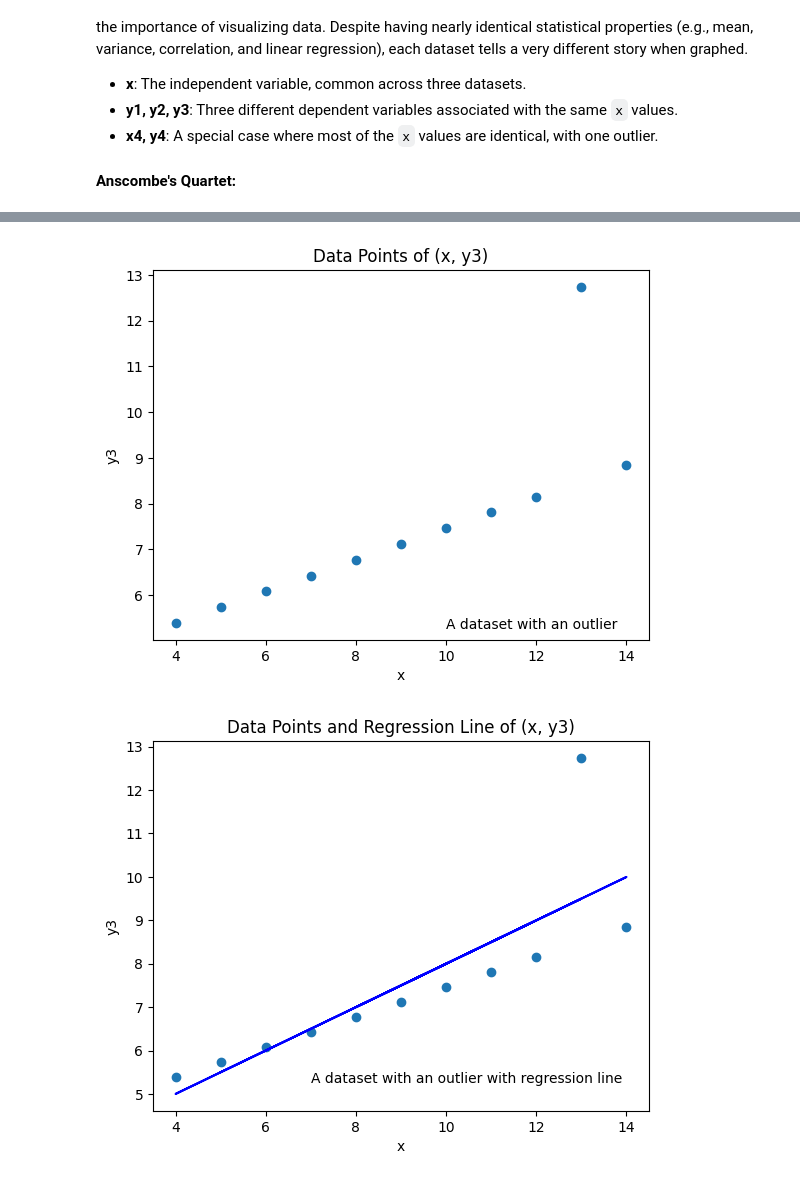
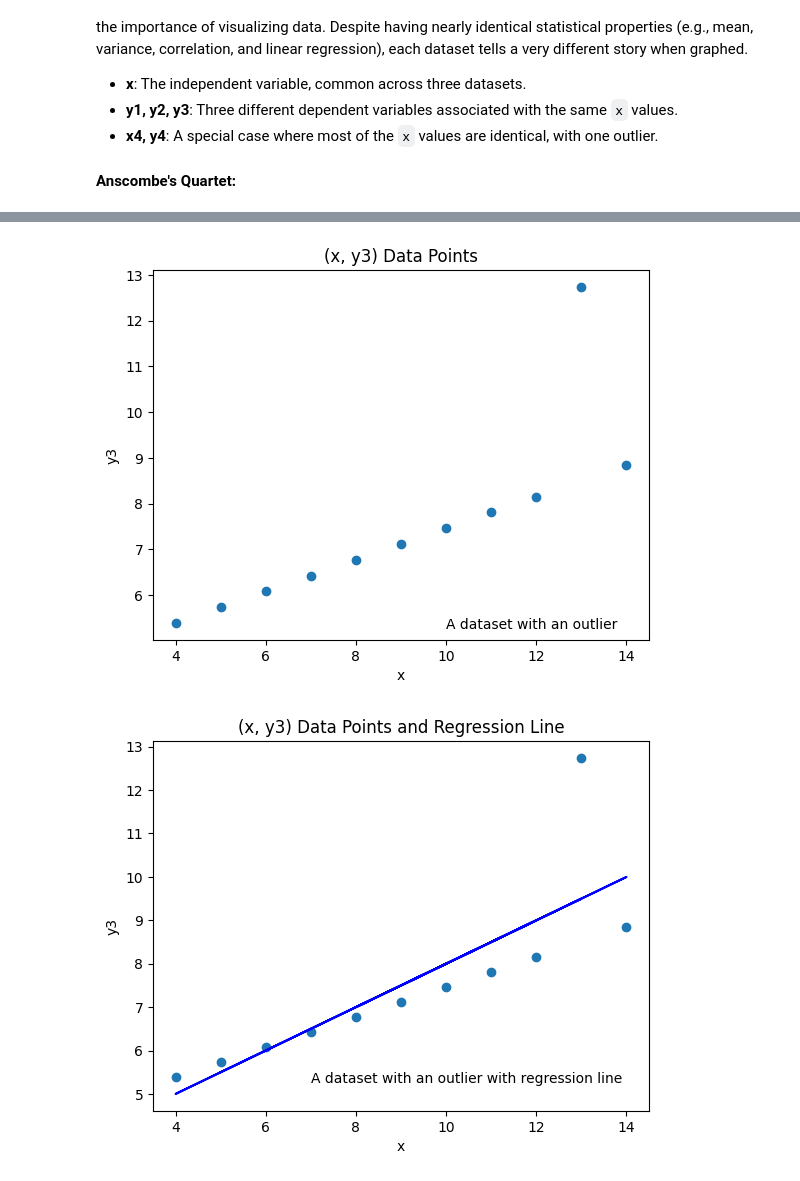
Before and after one commit to kamangirkhan/Data110, a Jupyter notebook: ArashNateghian_data110_week2_sp25.ipynb, the cells around one changed output, grey strips where cells are left out. Drawn from its saved outputs; the diff is of its cells as text; code cells hidden in the pictures.

```diff
--- a/ArashNateghian_data110_week2_sp25.ipynb
+++ b/ArashNateghian_data110_week2_sp25.ipynb
@@ -166,25 +166,25 @@ plt.show()
 plt.scatter(x, y3)
 plt.xlabel('x')
 plt.ylabel('y3')
-plt.title('Data Points of (x, y3)')
+plt.title('(x, y3) Data Points')
 plt.text(max(x) -4, min(y1) +1, s="A dataset with an outlier")
 plt.show()
 # %% [output]
-[figure, old version]
+[figure, new version]
 # %%
 # Calculate the slope (m) and intercept (b) of the line using np.polyfit
 m, b = np.polyfit(x, y3, 1)
 regression_line = m * np.array(x) + b
 
 plt.scatter(x, y3)
 plt.plot(x, regression_line,color='blue')
 plt.xlabel('x')
 plt.ylabel('y3')
-plt.title('Data Points and Regression Line of (x, y3)')
+plt.title('(x, y3) Data Points and Regression Line')
 plt.text(max(x) -7, min(y1) +1, s="A dataset with an outlier with regression line")
 plt.show()
 # %% [output]
-[figure, old version]
+[figure, new version]
 # %%
 # Dataset 4: A vertical pattern caused by a single influential point
 
```
Also changed, not shown: parts of 6 cells of this notebook.
